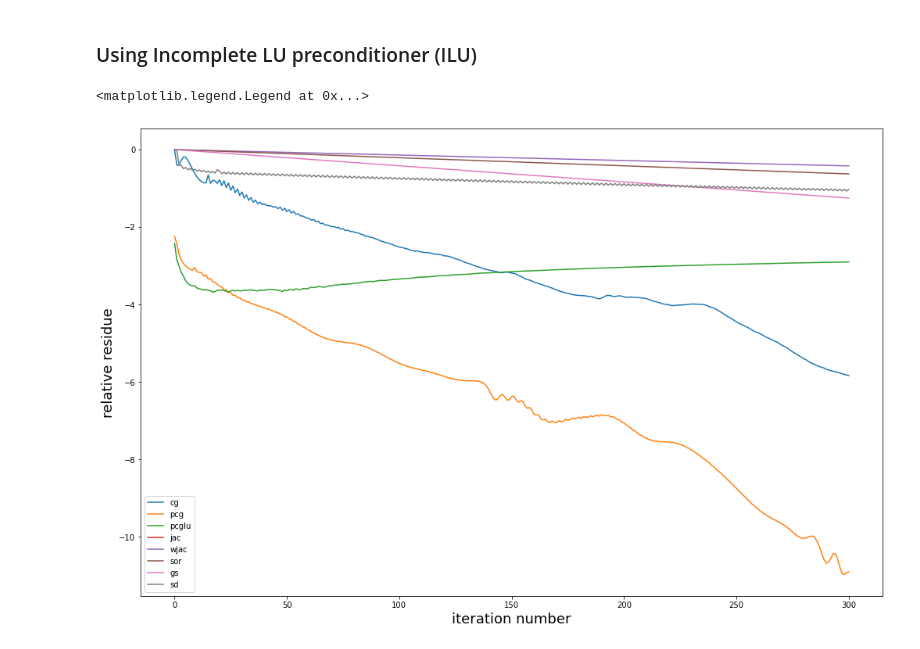
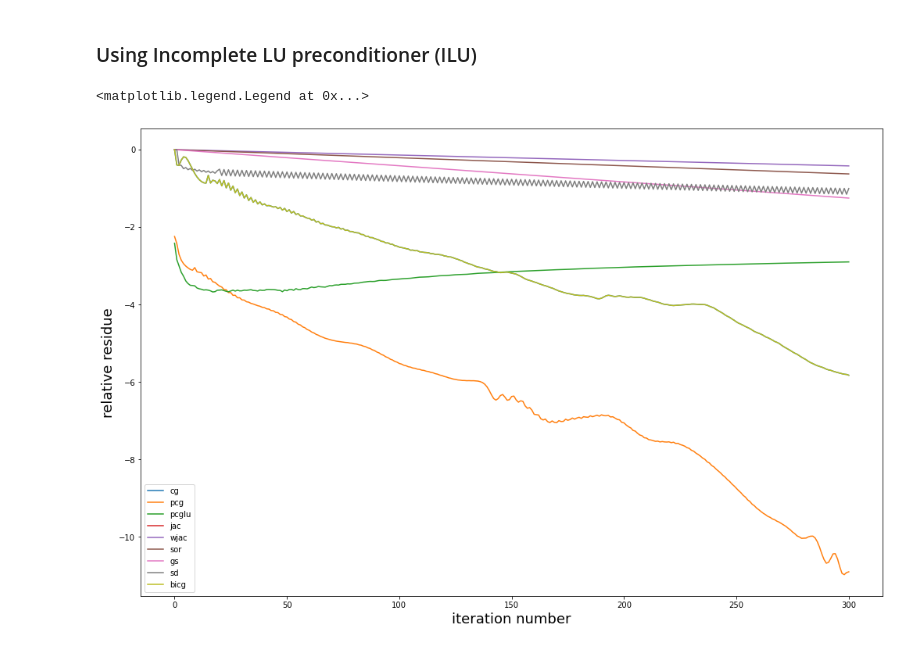
Before and after one commit to okhmat/Iterative-Methods, a Jupyter notebook: Iterative_Solvers.ipynb, the cells around one changed output. Cells and saved outputs as stored; diff of their text form; code cells hidden in the pictures.

```diff
--- a/Iterative_Solvers.ipynb
+++ b/Iterative_Solvers.ipynb
@@ -442,3 +446,45 @@ def pcg(A, b, x0, x, Ml, Mr, atol=1e-15, maxiter=10):
+# %%
+def bicg(A, b, x0, x, tol=1e-15, maxiter=10):
+
+    xk = x0
+    rk = b - (A @ xk)
+    rhk = rk
+    pk = rk
+    phk = rhk
+
+    bnorm = np.linalg.norm(b)
+    xnorm = np.linalg.norm(x)
+    rk_norm = np.linalg.norm(rk) / bnorm
+
+    res = [rk_norm] # accumulates residuals rk_norm at each iteration
+    err = [np.linalg.norm(x - xk) / xnorm]
+    cost = [quadratic_cost_f(A, xk, b)]
+
+    iter_count = 0
+
+    while (rk_norm > tol and iter_count < maxiter):
+        apk = A @ pk
+        rhk_rk = rhk.T @ rk
+
+        alpha = rhk_rk / (phk.T @ apk)
+
+        xk = xk + alpha * pk
+        rk = rk - alpha * apk
+        rhk = rhk - alpha * (A.T @ phk)
+
+        beta = (rhk.T @ rk) / rhk_rk
+
+        pk = rk + beta * pk
+        phk = rhk + beta * phk
+
+        iter_count += 1
+
+        rk_norm = np.linalg.norm(rk) / bnorm # normalized residual at the k-th iteration
+        res.append(rk_norm)
+        err.append(np.linalg.norm(x - xk)/xnorm)
+        cost.append(quadratic_cost_f(A, xk, b))
+
+    return xk, res, err, cost
 # %% [markdown]
 ### Let's run the solvers
 # %% [markdown]
@@ -461,6 +507,8 @@ _, res_sor, err_sor = sor(A, Fvec, x0=x_0, x=Uexactvec, maxiter=maxim_iter, w=2/
 _, res_sd, err_sd, cost_sd = sd(A, Fvec, x0=x_0, x=Uexactvec, maxiter=maxim_iter)
 # %%
 _, res_cg, err_cg, cost_cg = cg(A, Fvec, x0=x_0, x=Uexactvec, maxiter=maxim_iter)
+# %%
+_, res_bicg, err_bicg, cost_bicg = bicg(A, Fvec, x0=x_0, x=Uexactvec, maxiter=maxim_iter)
 # %% [markdown]
 ### Using Jacobi preconditioner
 # %%
@@ -487,17 +535,18 @@ _, res_pcglu, err_pcglu, cost_pcglu = pcg(A, Fvec, x0=x_0, x=Uexactvec, maxiter=
 # %%
 plt.figure(figsize=(17, 11))
 plt.plot(np.log10(res_cg), label='cg')
 plt.plot(np.log10(res_pcg), label='pcg')
 plt.plot(np.log10(res_pcglu), label='pcglu')
 plt.plot(np.log10(res_jac), label='jac')
 plt.plot(np.log10(res_wjac), label='wjac')
 plt.plot(np.log10(res_sor), label='sor')
 plt.plot(np.log10(res_gs), label='gs')
 plt.plot(np.log10(res_sd), label='sd')
+plt.plot(np.log10(res_bicg), label='bicg')
 
 plt.ylabel('relative residue', fontsize=18)
 plt.xlabel('iteration number', fontsize=18)
 plt.legend()
 # %% [output]
 <matplotlib.legend.Legend at 0x...>
-[figure, old version]
+[figure, new version]
```
Also changed, not shown: parts of 5 cells of this notebook.
